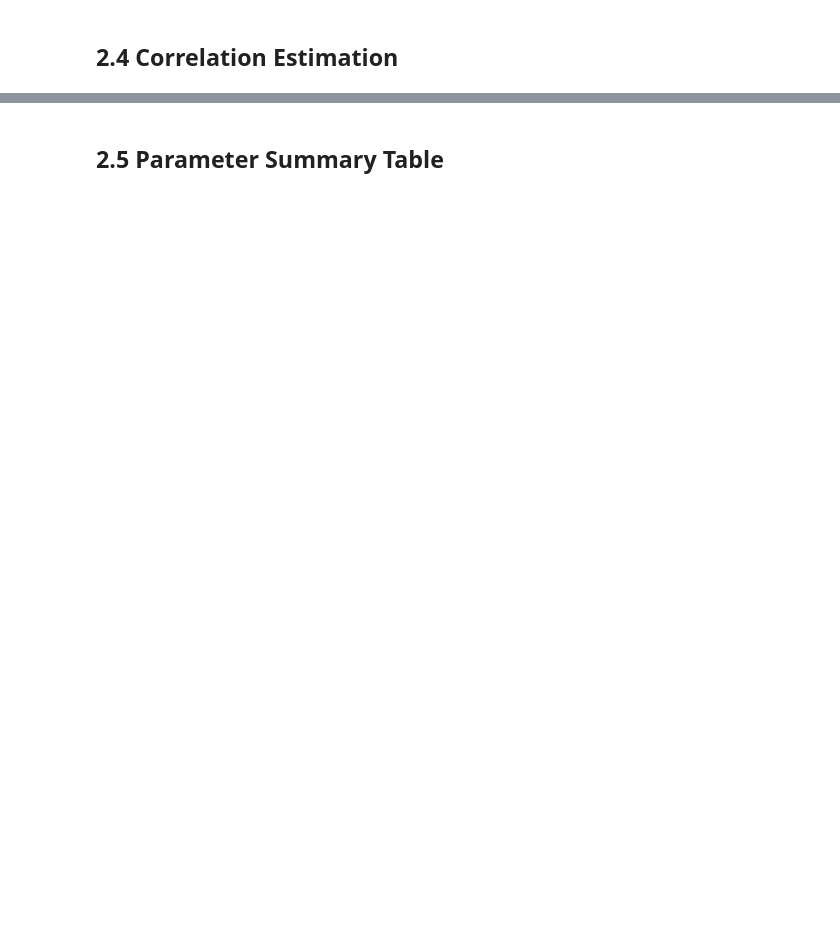
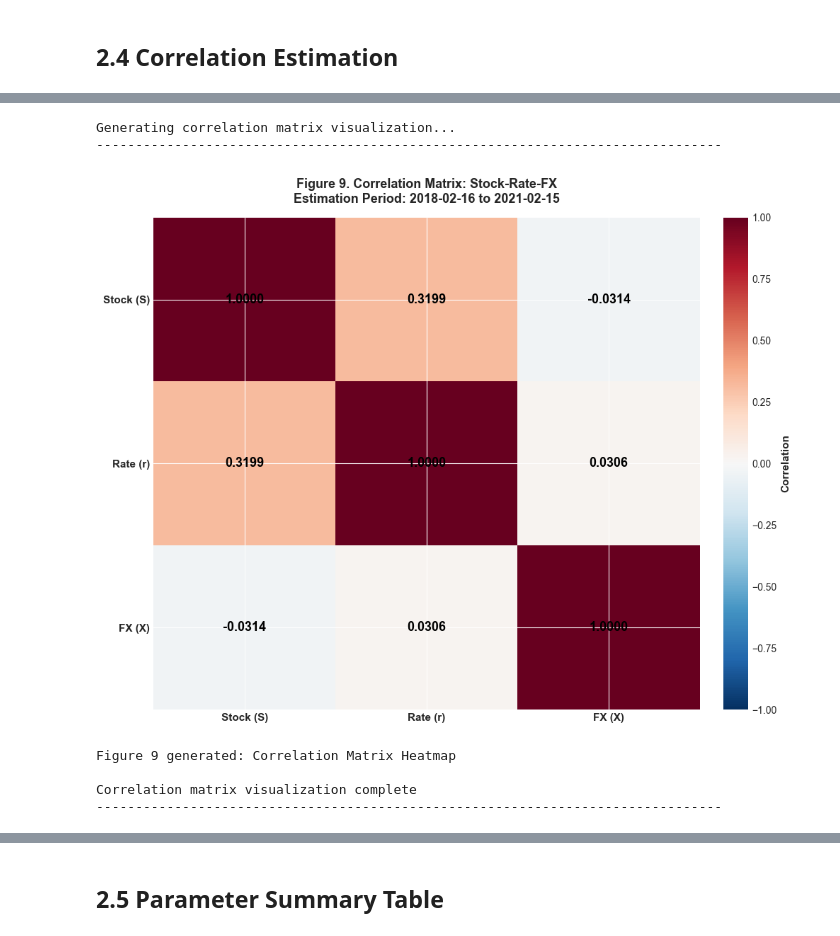
Before and after one commit to DeBiao-NoBug/structured-product-final-project, a Jupyter notebook: report/pricing_report_v1.ipynb, the cells around one changed output, grey strips where cells are left out. Cells and saved outputs as stored; diff of their text form; code cells hidden in the pictures; blank space fills up the shorter version.

```diff
--- a/report/pricing_report_v1.ipynb
+++ b/report/pricing_report_v1.ipynb
@@ -921,0 +2292,57 @@ This zero curve will be used in:
+# %%
+# ============================================================================
+# Section 2.4.3: Visualize Correlation Matrix
+# ============================================================================
+
+print("\nGenerating correlation matrix visualization...")
+print("-"*80)
+
+# Figure: Correlation Heatmap
+global_figure_counter += 1
+fig_num_corr = global_figure_counter
+
+fig, ax = plt.subplots(1, 1, figsize=(10, 8))
+
+# Create heatmap
+labels = ['Stock (S)', 'Rate (r)', 'FX (X)']
+im = ax.imshow(correlation_matrix, cmap='RdBu_r', vmin=-1, vmax=1, aspect='auto')
+
+# Set ticks and labels
+ax.set_xticks(np.arange(len(labels)))
+ax.set_yticks(np.arange(len(labels)))
+ax.set_xticklabels(labels, fontsize=11, fontweight='bold')
+ax.set_yticklabels(labels, fontsize=11, fontweight='bold')
+
+# Rotate the tick labels for better readability
+plt.setp(ax.get_xticklabels(), rotation=0, ha="center")
+
+# Add correlation values in cells
+for i in range(len(labels)):
+    for j in range(len(labels)):
+        text = ax.text(j, i, f'{correlation_matrix[i, j]:.4f}',
+                      ha="center", va="center", color="black",
+                      fontsize=13, fontweight='bold')
+
+# Add colorbar
+cbar = plt.colorbar(im, ax=ax, fraction=0.046, pad=0.04)
+cbar.set_label('Correlation', fontsize=11, fontweight='bold')
+
+# Title
+ax.set_title(f'Figure {fig_num_corr}. Correlation Matrix: Stock-Rate-FX\n' +
+            f'Estimation Period: {historical_start.date()} to {historical_end.date()}',
+            fontsize=13, fontweight='bold', pad=15)
+
+plt.tight_layout()
+plt.show()
+
+print(f"Figure {fig_num_corr} generated: Correlation Matrix Heatmap")
+print("\nCorrelation matrix visualization complete")
+print("-"*80)
+# %% [output]
+Generating correlation matrix visualization...
+--------------------------------------------------------------------------------
+[figure, added]
+Figure 9 generated: Correlation Matrix Heatmap
+
+Correlation matrix visualization complete
+--------------------------------------------------------------------------------
```
Also changed, not shown: parts of 19 cells of this notebook, 1 other file.
